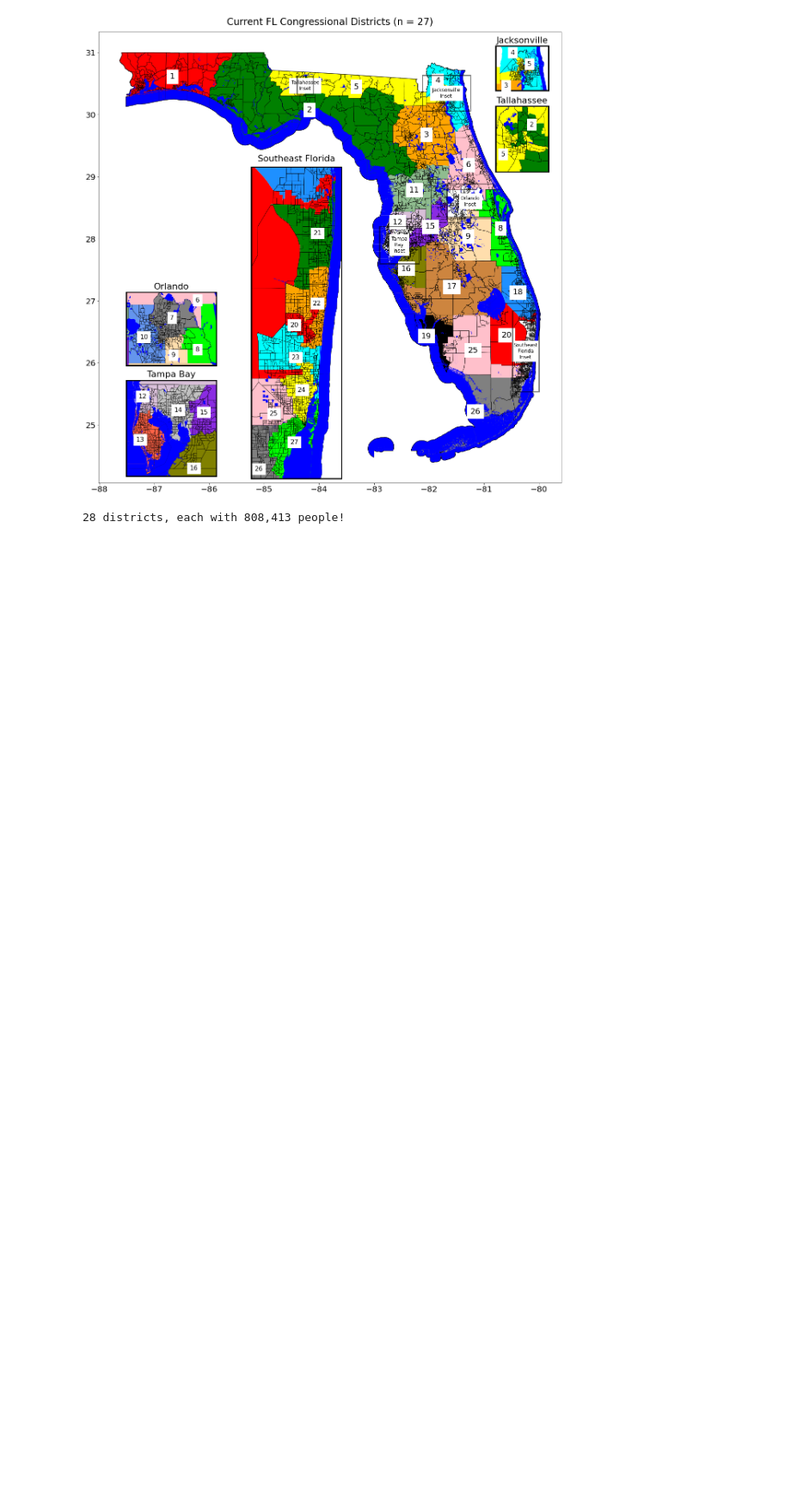
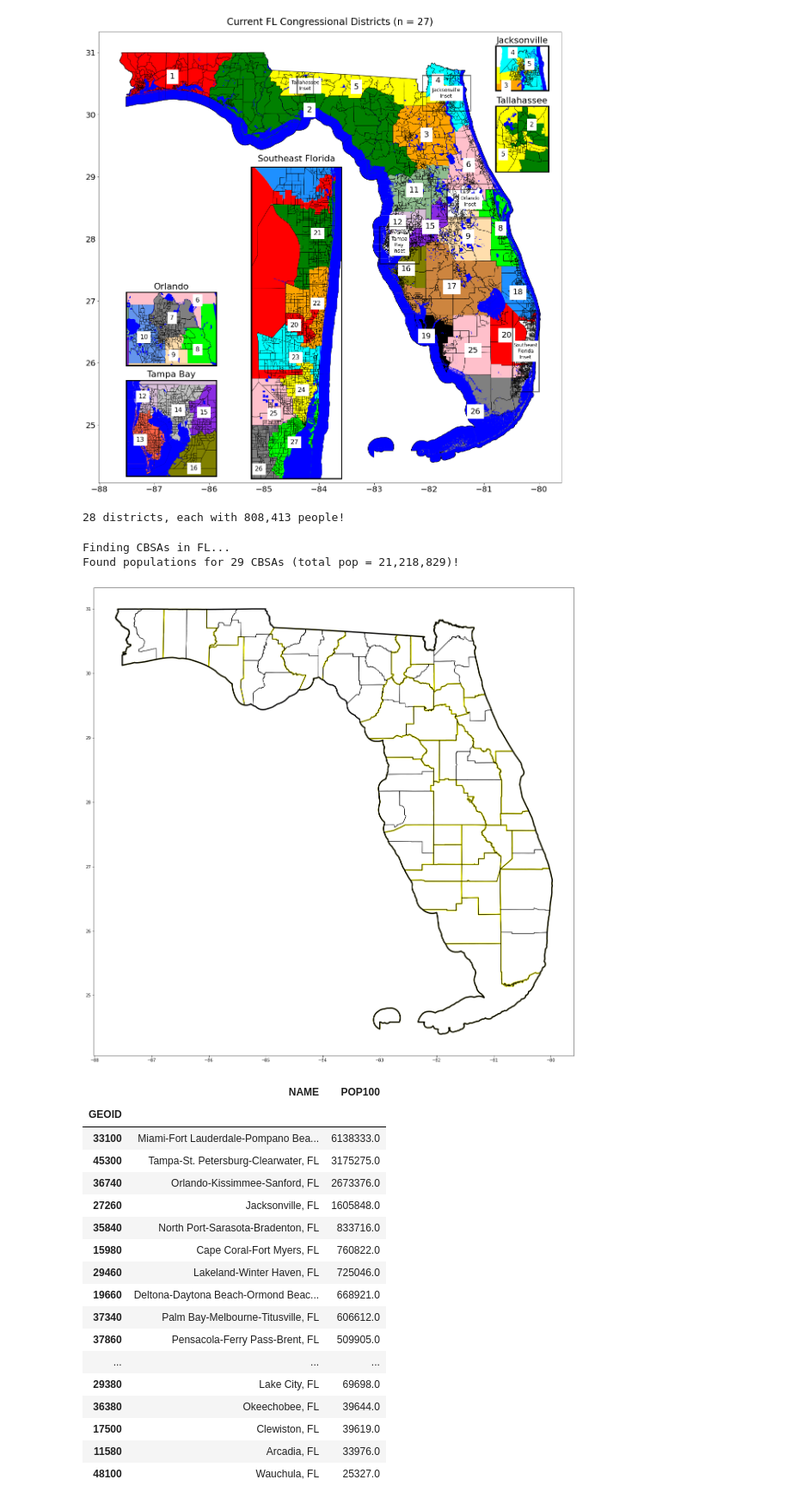
Before and after one commit to raddick/gerrymandering, a Jupyter notebook: 2020-florida.ipynb, the cells around one changed output. Shown at 86% size. Saved outputs shown, nothing was run; the diff lists cells and outputs as text; code cells hidden in the pictures; blank space fills up the shorter version.

```diff
--- a/2020-florida.ipynb
+++ b/2020-florida.ipynb
@@ -974,28 +921,50 @@ print('{0:,.0f} districts, each with {1:,.0f} people!'.format(these_states_dict[
 # %% [output]
 28 districts, each with 808,413 people!
 # %%
-# print('Finding CBSAs in {0:}...'.format(this_state))
+print('Finding CBSAs in {0:}...'.format(this_state))
 
-# cbsa_gdf = cbsa_gdf.assign(POP100 = np.nan)
-# for ix, thisrow in cbsa_gdf[cbsa_gdf['NAME'].apply(lambda x: this_state in x)][['NAME', 'geometry']].sort_values(by='NAME').iterrows():
-#     cbsa_gdf.loc[ix, 'POP100'] = tract_gdf[tract_gdf.geometry.apply(lambda x: x.within(thisrow.geometry))]['POP100'].sum()
+cbsa_gdf = cbsa_gdf.assign(POP100 = np.nan)
+for ix, thisrow in cbsa_gdf[cbsa_gdf['NAME'].apply(lambda x: this_state in x)][['NAME', 'geometry']].sort_values(by='NAME').iterrows():
+    cbsa_gdf.loc[ix, 'POP100'] = tract_gdf[tract_gdf.geometry.apply(lambda x: x.within(thisrow.geometry))]['POP100'].sum()
 
-# print('Found populations for {0:,.0f} CBSAs (total pop = {1:,.0f})!'.format(len(cbsa_gdf['POP100'].dropna()), cbsa_gdf['POP100'].sum()))
+print('Found populations for {0:,.0f} CBSAs (total pop = {1:,.0f})!'.format(len(cbsa_gdf['POP100'].dropna()), cbsa_gdf['POP100'].sum()))
 
-# main_map_aspect_ratio = (unary_union(state_gdf[state_gdf['STUSPS'] == this_state].geometry.tolist()).bounds[2] - unary_union(state_gdf[state_gdf['STUSPS'] == this_state].geometry.tolist()).bounds[0]) / (unary_union(state_gdf[state_gdf['STUSPS'] == this_state].geometry.tolist()).bounds[3] - unary_union(state_gdf[state_gdf['STUSPS'] == this_state].geometry.tolist()).bounds[1])
+main_map_aspect_ratio = (unary_union(state_gdf[state_gdf['STUSPS'] == this_state].geometry.tolist()).bounds[2] - unary_union(state_gdf[state_gdf['STUSPS'] == this_state].geometry.tolist()).bounds[0]) / (unary_union(state_gdf[state_gdf['STUSPS'] == this_state].geometry.tolist()).bounds[3] - unary_union(state_gdf[state_gdf['STUSPS'] == this_state].geometry.tolist()).bounds[1])
 
 
-# fig, ax = plt.subplots(1,1,figsize=(24, 24/main_map_aspect_ratio))
-# ax.set_aspect('equal')
+fig, ax = plt.subplots(1,1,figsize=(24, 24/main_map_aspect_ratio))
+ax.set_aspect('equal')
 
 
-# cbsa_gdf[cbsa_gdf['POP100'].notnull()].plot(ax=ax, color='none', edgecolor='yellow', lw=3)
-# state_gdf[state_gdf['STUSPS'] == this_state].plot(ax=ax, color='none', edgecolor='black', lw=3)
-# county_gdf[county_gdf['STATEFP'] == state_codes_df[state_codes_df['STUSAB'] == this_state]['STATE'].values[0]].plot(ax=ax, color='none', edgecolor='black')
-# plt.show()
+cbsa_gdf[cbsa_gdf['POP100'].notnull()].plot(ax=ax, color='none', edgecolor='yellow', lw=3)
+state_gdf[state_gdf['STUSPS'] == this_state].plot(ax=ax, color='none', edgecolor='black', lw=3)
+county_gdf[county_gdf['STATEFP'] == state_codes_df[state_codes_df['STUSAB'] == this_state]['STATE'].values[0]].plot(ax=ax, color='none', edgecolor='black')
+plt.show()
 
 
-# #cbsa_gdf[cbsa_gdf['POP100'].notnull()][['NAME', 'POP100']].sort_values(by='POP100', ascending=False)
+cbsa_gdf[cbsa_gdf['POP100'].notnull()][['NAME', 'POP100']].sort_values(by='POP100', ascending=False)
+# %% [output]
+Finding CBSAs in FL...
+Found populations for 29 CBSAs (total pop = 21,218,829)!
+[figure, added]
+|  | NAME | POP100 |
+| GEOID |  |  |
+| 33100 | Miami-Fort Lauderdale-Pompano Bea... | 6138333.0 |
+| 45300 | Tampa-St. Petersburg-Clearwater, FL | 3175275.0 |
+| 36740 | Orlando-Kissimmee-Sanford, FL | 2673376.0 |
+| 27260 | Jacksonville, FL | 1605848.0 |
+| 35840 | North Port-Sarasota-Bradenton, FL | 833716.0 |
+| 15980 | Cape Coral-Fort Myers, FL | 760822.0 |
+| 29460 | Lakeland-Winter Haven, FL | 725046.0 |
+| 19660 | Deltona-Daytona Beach-Ormond Beac... | 668921.0 |
+| 37340 | Palm Bay-Melbourne-Titusville, FL | 606612.0 |
+| 37860 | Pensacola-Ferry Pass-Brent, FL | 509905.0 |
+| ... | ... | ... |
+| 29380 | Lake City, FL | 69698.0 |
+| 36380 | Okeechobee, FL | 39644.0 |
+| 17500 | Clewiston, FL | 39619.0 |
+| 11580 | Arcadia, FL | 33976.0 |
+| 48100 | Wauchula, FL | 25327.0 |
 # %%
 # tract_gdf.loc[(tract_gdf['COUNTY_NAME'].isin(['Walton County'])) & (tract_gdf['INTPTLAT'] >= 30.6) , 'new_district'] = 1
 # tract_gdf.loc[(tract_gdf['COUNTY_NAME'].isin(['Walton County'])) & (tract_gdf['INTPTLAT'] < 30.6) , 'new_district'] = 2
```
Also changed, not shown: parts of 12 cells of this notebook.
